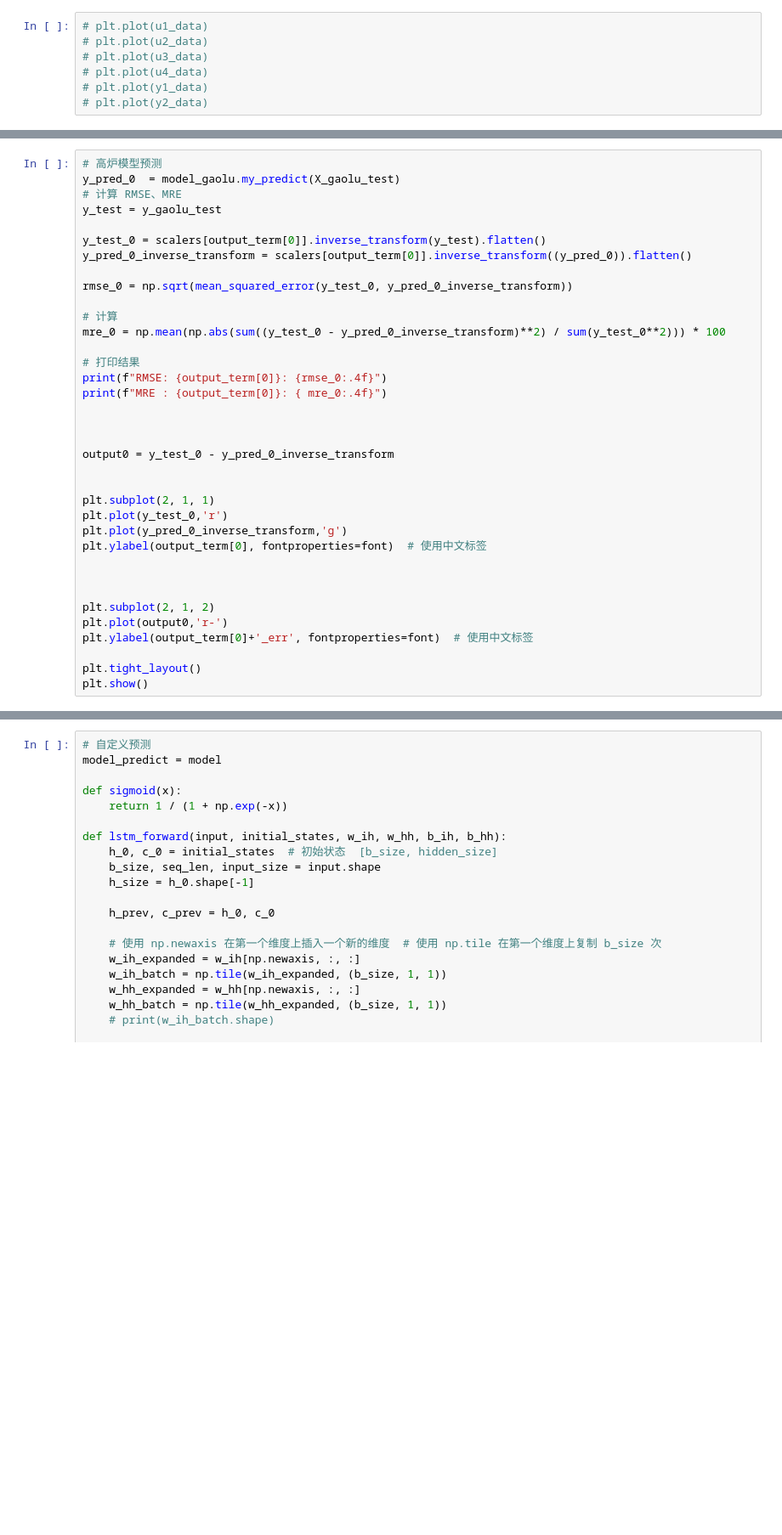
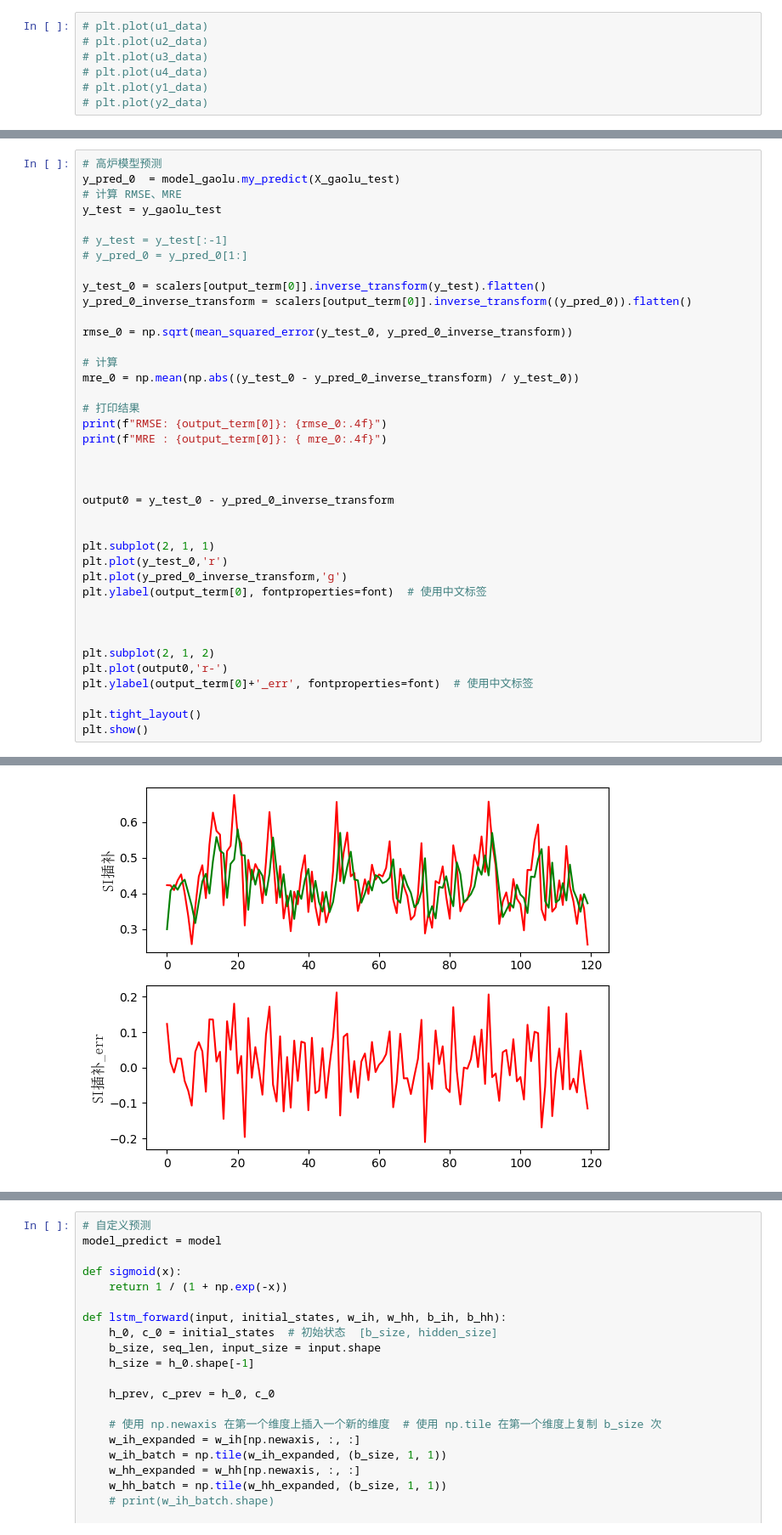
Before and after one commit to Mr-Kwok-2020/VScode, a Jupyter notebook: MPC/高炉/LSTM双向单个目标--高炉-预测控制.ipynb, the cells around one changed output, grey strips where cells are left out. Shown at 85% size. Saved outputs shown, nothing was run; the diff lists cells and outputs as text; blank space fills up the shorter version.

```diff
--- a/MPC/高炉/LSTM双向单个目标--高炉-预测控制.ipynb
+++ b/MPC/高炉/LSTM双向单个目标--高炉-预测控制.ipynb
@@ -381,6 +474,9 @@ print('\nepoch_sum:',epoch_sum_gaolu)
 y_pred_0  = model_gaolu.my_predict(X_gaolu_test)
 # 计算 RMSE、MRE
 y_test = y_gaolu_test
+
+# y_test = y_test[:-1]
+# y_pred_0 = y_pred_0[1:]
 
 y_test_0 = scalers[output_term[0]].inverse_transform(y_test).flatten()
 y_pred_0_inverse_transform = scalers[output_term[0]].inverse_transform((y_pred_0)).flatten()
@@ -388,7 +484,7 @@ y_pred_0_inverse_transform = scalers[output_term[0]].inverse_transform((y_pred_0
 rmse_0 = np.sqrt(mean_squared_error(y_test_0, y_pred_0_inverse_transform))
 
 # 计算
-mre_0 = np.mean(np.abs(sum((y_test_0 - y_pred_0_inverse_transform)**2) / sum(y_test_0**2))) * 100
+mre_0 = np.mean(np.abs((y_test_0 - y_pred_0_inverse_transform) / y_test_0))
 
 # 打印结果
 print(f"RMSE: {output_term[0]}: {rmse_0:.4f}")
@@ -412,3 +508,4 @@ plt.ylabel(output_term[0]+'_err', fontproperties=font)  # 使用中文标签
 
 plt.tight_layout()
 plt.show()
+# %% [output]
@@ -415,3 +514,4 @@ plt.show()
+[figure, added]
 # %%
 # 创建预测模型实例
 features_size = 9
```
Also changed, not shown: parts of 27 cells of this notebook, 9 other files.
